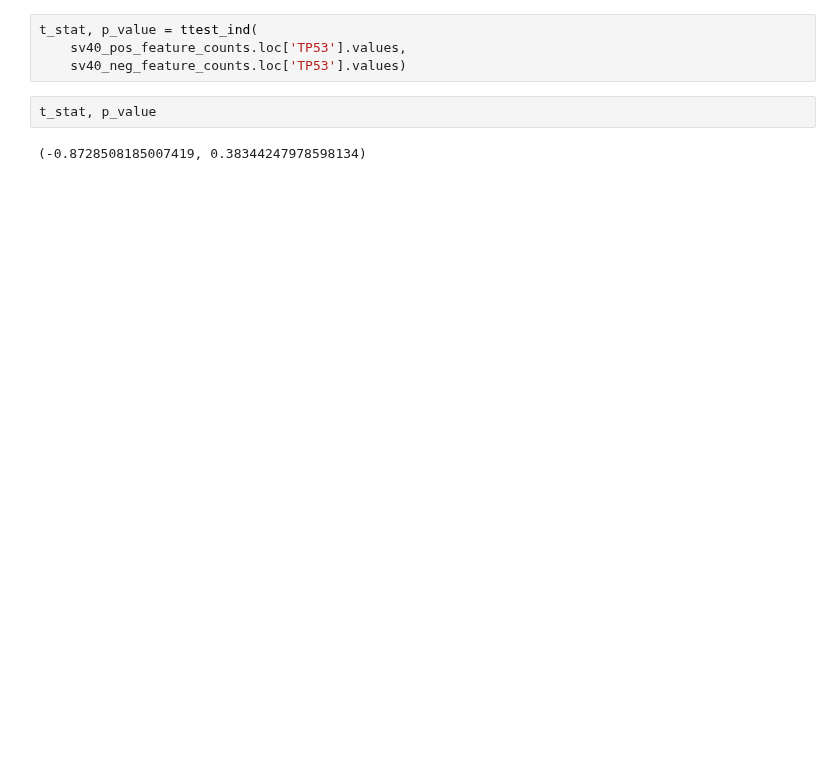
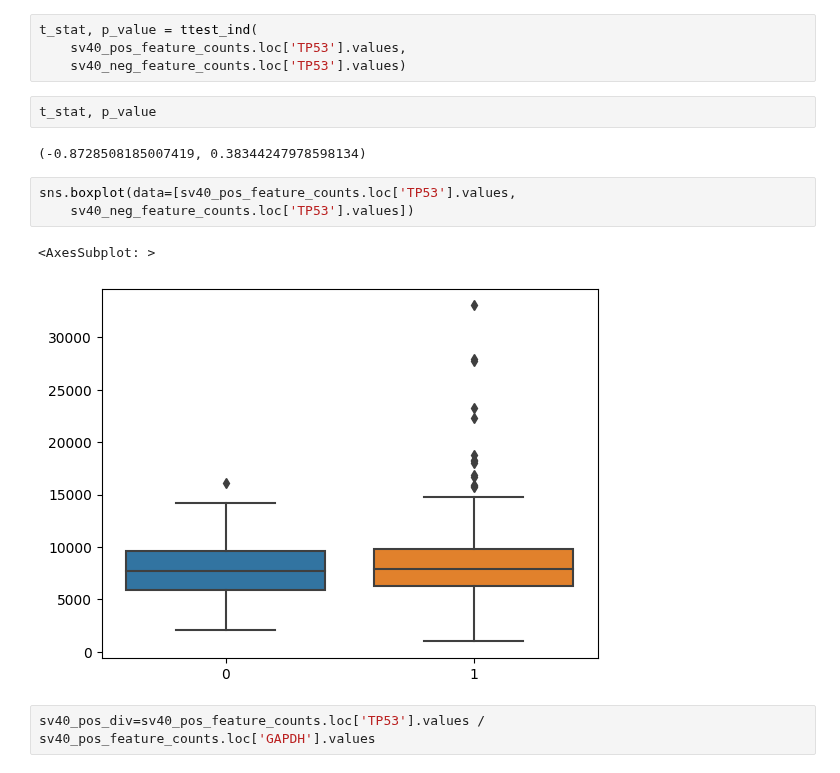
Before and after one commit to ucsffrancislab/genomics, a Jupyter notebook: data/20220804-RaleighLab-RNASeq/20230519-Viral/analysis.ipynb, the cells around one changed output. Cells and saved outputs as stored; diff of their text form; blank space fills up the shorter version.

```diff
--- a/data/20220804-RaleighLab-RNASeq/20230519-Viral/analysis.ipynb
+++ b/data/20220804-RaleighLab-RNASeq/20230519-Viral/analysis.ipynb
@@ -148,3 +156,11 @@ t_stat, p_value = ttest_ind(
 t_stat, p_value
 # %% [output]
 (-0.8728508185007419, 0.38344247978598134)
+# %%
+sns.boxplot(data=[sv40_pos_feature_counts.loc['TP53'].values,
+    sv40_neg_feature_counts.loc['TP53'].values])
+# %% [output]
+<AxesSubplot: >
+[figure, added]
+# %%
+sv40_pos_div=sv40_pos_feature_counts.loc['TP53'].values / sv40_pos_feature_counts.loc['GAPDH'].values
```
Also changed, not shown: parts of 14 cells of this notebook.
